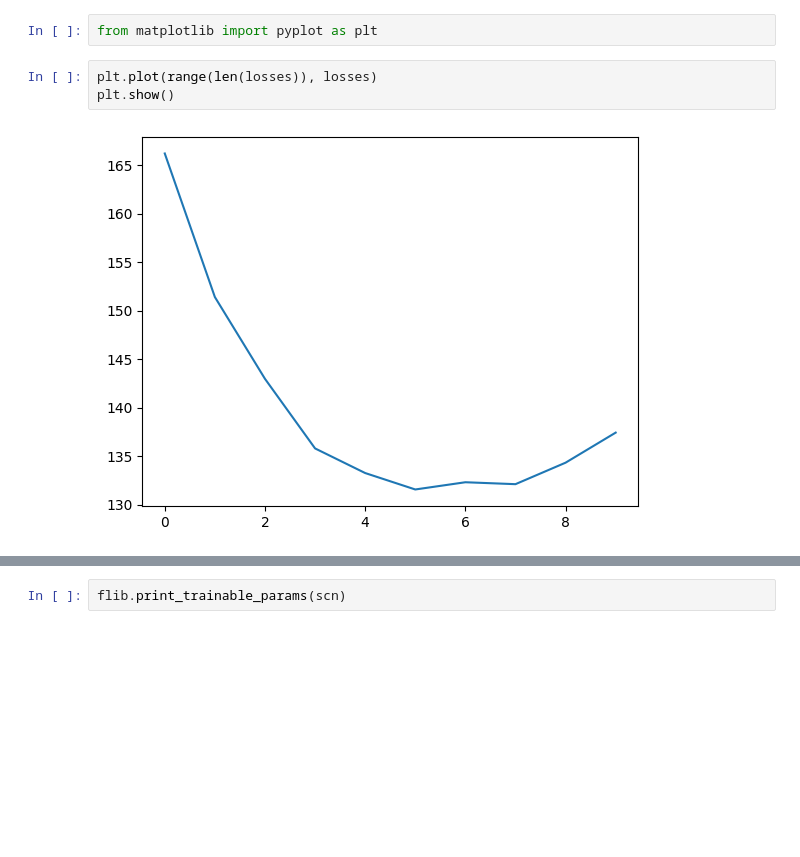
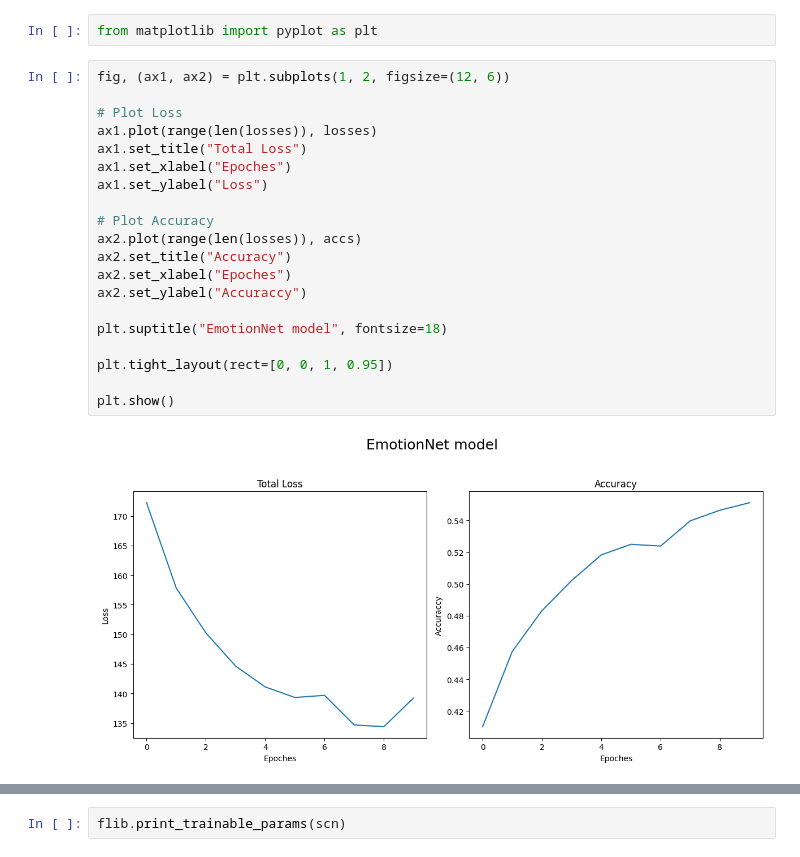
Before and after one commit to coolwuzizai/Emotion-AL, a Jupyter notebook: src/test.ipynb, the cells around one changed output, grey strips where cells are left out. Saved outputs shown, nothing was run; the diff lists cells and outputs as text; blank space fills up the shorter version.

Commit message:
models re-train

```diff
--- a/src/test.ipynb
+++ b/src/test.ipynb
@@ -352,11 +264,28 @@ test_label
 4
 # %%
 from matplotlib import pyplot as plt
-# %%
-plt.plot(range(len(losses)), losses)
-plt.show()
-# %% [output]
-[figure, removed]
+# %%
+fig, (ax1, ax2) = plt.subplots(1, 2, figsize=(12, 6))
+
+# Plot Loss
+ax1.plot(range(len(losses)), losses)
+ax1.set_title("Total Loss")
+ax1.set_xlabel("Epoches")
+ax1.set_ylabel("Loss")
+
+# Plot Accuracy
+ax2.plot(range(len(losses)), accs)
+ax2.set_title("Accuracy")
+ax2.set_xlabel("Epoches")
+ax2.set_ylabel("Accuraccy")
+
+plt.suptitle("EmotionNet model", fontsize=18)
+
+plt.tight_layout(rect=[0, 0, 1, 0.95])
+
+plt.show()
+# %% [output]
+[figure, added]
 # %%
 losses = []
 accs = []
```
Also changed, not shown: parts of 31 cells of this notebook, 1 other file.
